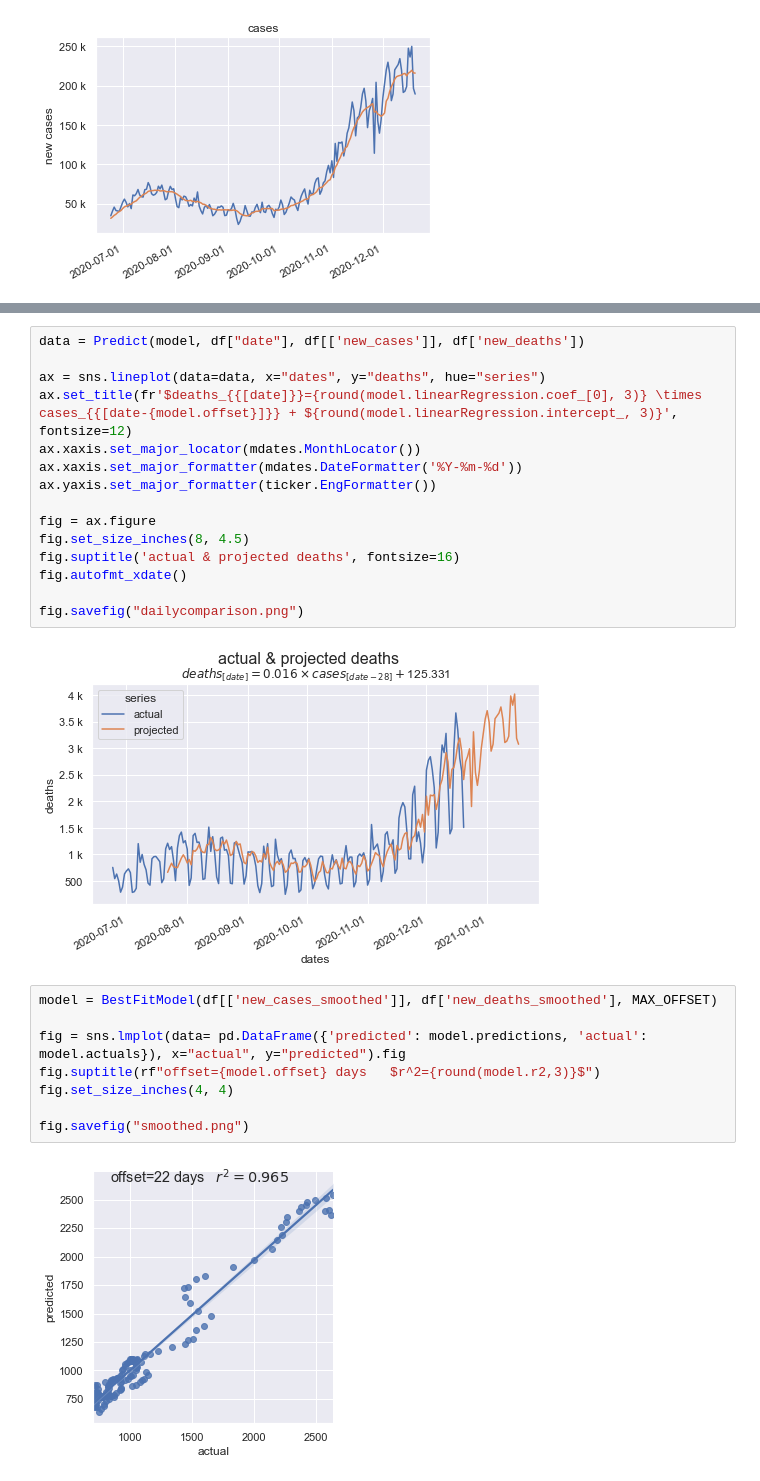
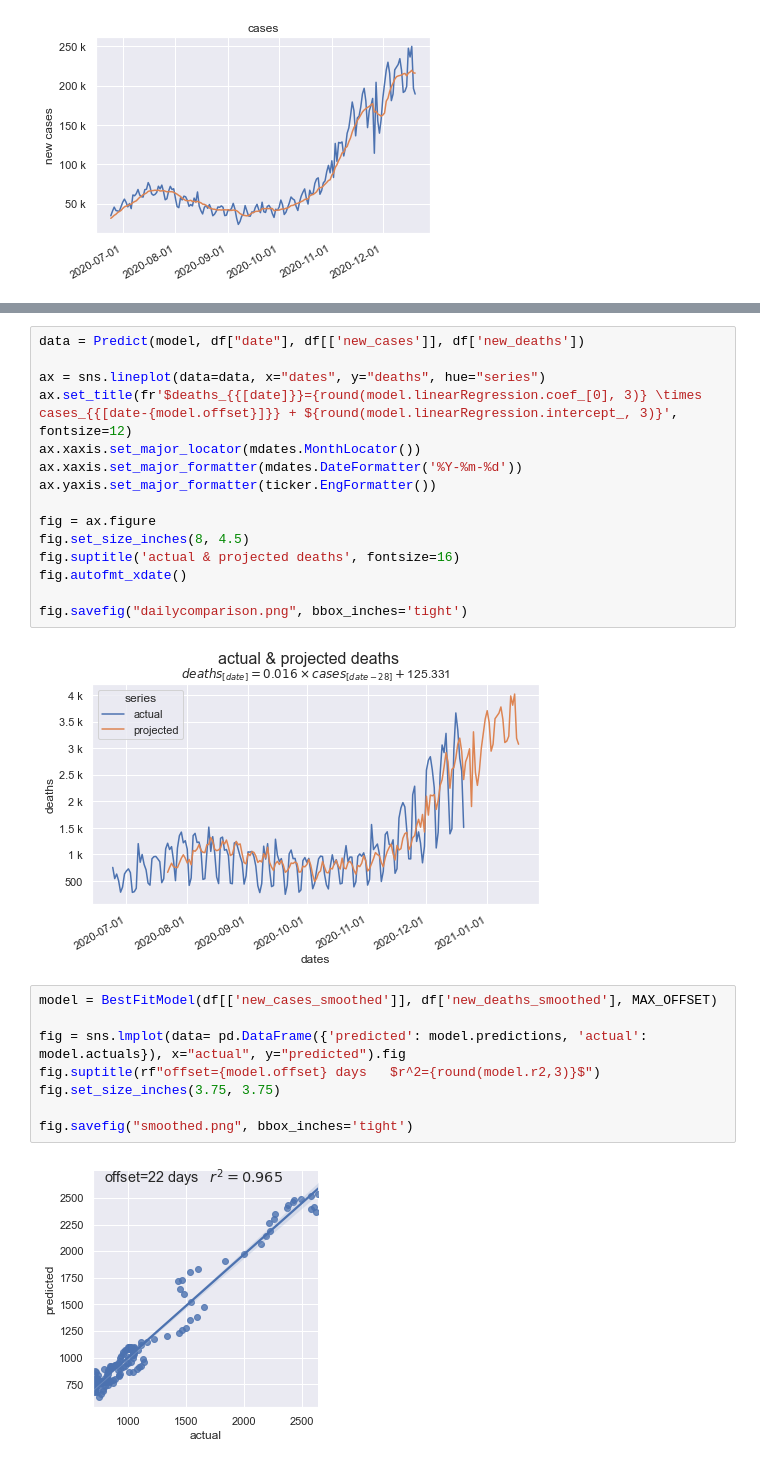
Before and after one commit to dkackman/covid, a Jupyter notebook: covid-linear-regression.ipynb, the cells around one changed output, grey strips where cells are left out. Saved outputs shown, nothing was run; the diff lists cells and outputs as text.

```diff
--- a/covid-linear-regression.ipynb
+++ b/covid-linear-regression.ipynb
@@ -74,19 +74,19 @@ fig.set_size_inches(8, 4.5)
 fig.suptitle('actual & projected deaths', fontsize=16)
 fig.autofmt_xdate()
 
-fig.savefig("dailycomparison.png")
+fig.savefig("dailycomparison.png", bbox_inches='tight')
 # %% [output]
 [figure]
 # %%
 model = BestFitModel(df[['new_cases_smoothed']], df['new_deaths_smoothed'], MAX_OFFSET)
 
 fig = sns.lmplot(data= pd.DataFrame({'predicted': model.predictions, 'actual': model.actuals}), x="actual", y="predicted").fig
 fig.suptitle(rf"offset={model.offset} days   $r^2={round(model.r2,3)}$")
-fig.set_size_inches(4, 4)
+fig.set_size_inches(3.75, 3.75)
 
-fig.savefig("smoothed.png")
+fig.savefig("smoothed.png", bbox_inches='tight')
 # %% [output]
-[figure, old version]
+[figure, new version]
 # %%
 data = Predict(model, df["date"], df[['new_cases_smoothed']], df['new_deaths_smoothed'])
 
```
Also changed, not shown: parts of 3 cells of this notebook, 5 other files.
